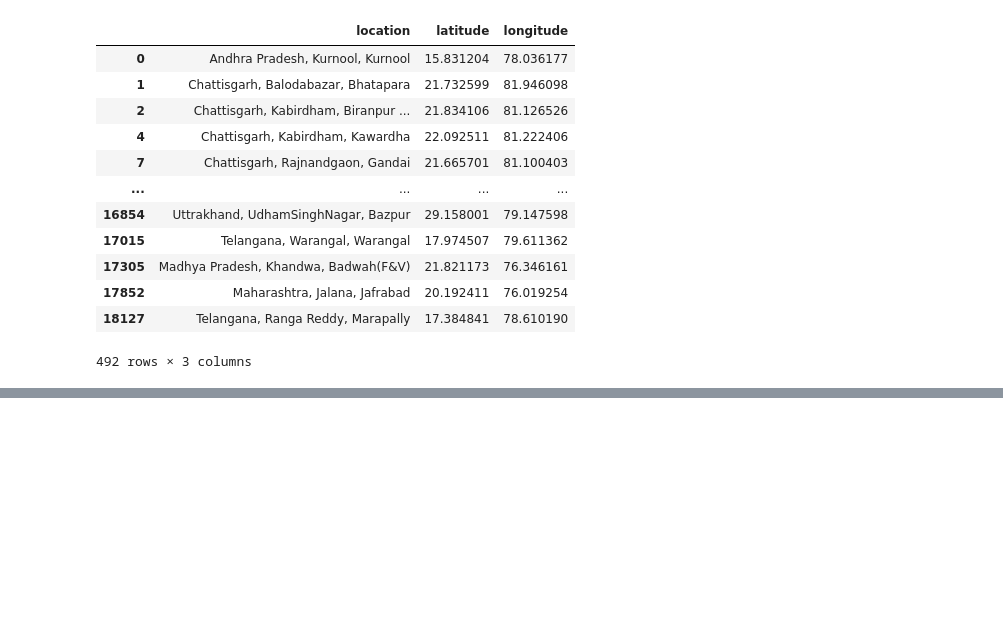
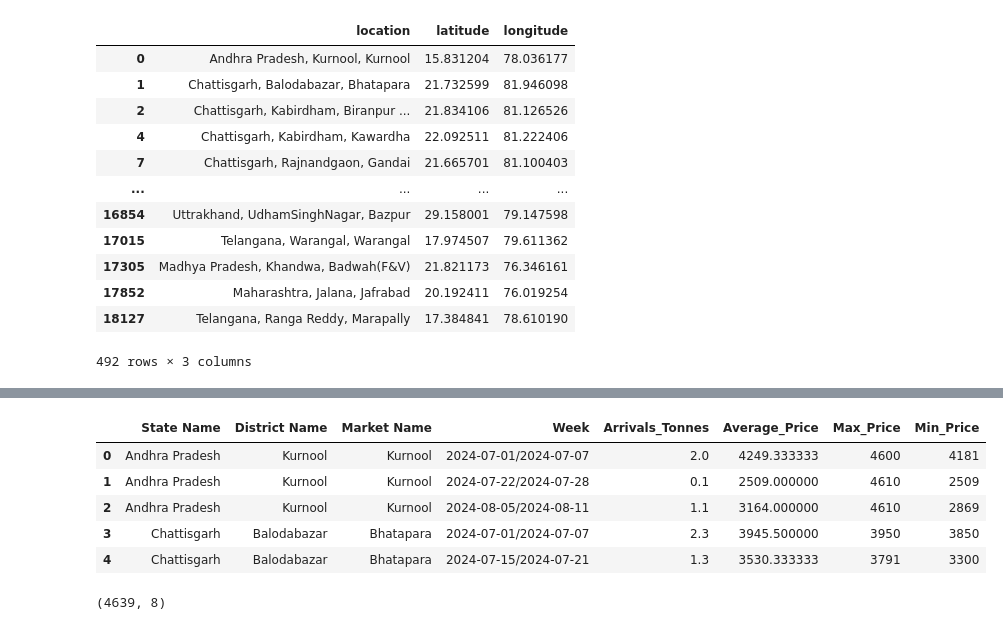
Before and after one commit to arunv8055/Soya-Market-Analysis, a Jupyter notebook: Soya_Market_Analysis.ipynb, the cells around one changed output, grey strips where cells are left out. Drawn from its saved outputs; the diff is of its cells as text; code cells hidden in the pictures; blank space fills up the shorter version.

```diff
--- a/Soya_Market_Analysis.ipynb
+++ b/Soya_Market_Analysis.ipynb
@@ -123,0 +231,24 @@ memory usage: 1.8+ MB
+# %%
+# Convert 'Reported Date' to datetime if not already done
+df_merged['Reported Date'] = pd.to_datetime(df_merged['Reported Date'])
+
+# Extract week from the 'Reported Date'
+df_merged['Week'] = df_merged['Reported Date'].dt.to_period('W')
+
+# Group by Week, District, and Market to calculate the required metrics
+weekly_summary = df_merged.groupby(['State Name', 'District Name', 'Market Name', 'Week']).agg(
+    Arrivals_Tonnes=('Arrivals (Tonnes)', 'sum'),
+    Average_Price=('Modal Price (Rs./Quintal)', 'mean'),
+    Max_Price=('Max Price (Rs./Quintal)', 'max'),
+    Min_Price=('Min Price (Rs./Quintal)', 'min')
+).reset_index()
+
+# Convert 'Week' back to a string for better presentation
+weekly_summary['Week'] = weekly_summary['Week'].astype(str)
+
+# Display the summary for each state
+for state in weekly_summary['State Name'].unique():
+    print(f"Weekly Summary for {state}:")
+    state_summary = weekly_summary[weekly_summary['State Name'] == state]
+    print(state_summary)
+    print("\n")
@@ -123,0 +273,13 @@ memory usage: 1.8+ MB
+# %%
+weekly_summary.head()
+# %% [output]
+|  | State Name | District Name | Market Name | Week | Arrivals_Tonnes | Average_Price | Max_Price | Min_Price |
+| 0 | Andhra Pradesh | Kurnool | Kurnool | 2024-07-01/2024-07-07 | 2.0 | 4249.333333 | 4600 | 4181 |
+| 1 | Andhra Pradesh | Kurnool | Kurnool | 2024-07-22/2024-07-28 | 0.1 | 2509.000000 | 4610 | 2509 |
+| 2 | Andhra Pradesh | Kurnool | Kurnool | 2024-08-05/2024-08-11 | 1.1 | 3164.000000 | 4610 | 2869 |
+| 3 | Chattisgarh | Balodabazar | Bhatapara | 2024-07-01/2024-07-07 | 2.3 | 3945.500000 | 3950 | 3850 |
+| 4 | Chattisgarh | Balodabazar | Bhatapara | 2024-07-15/2024-07-21 | 1.3 | 3530.333333 | 3791 | 3300 |
+# %%
+weekly_summary.shape
+# %% [output]
+(4639, 8)
```
Also changed, not shown: parts of 9 cells of this notebook.
